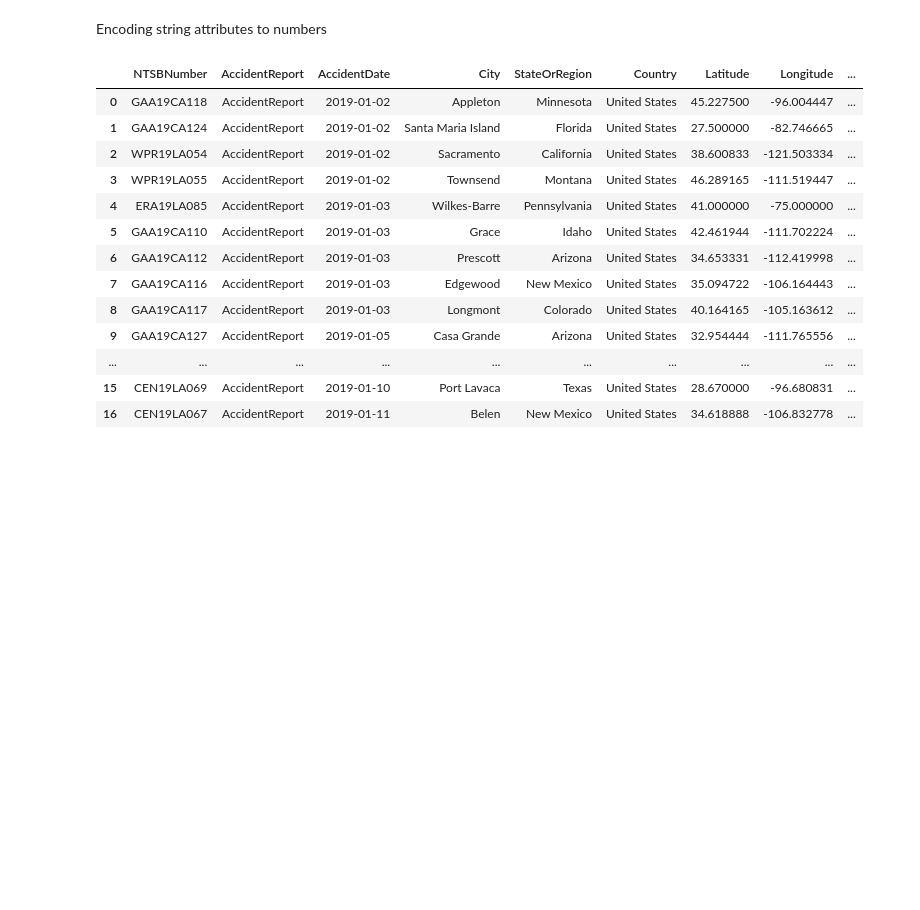
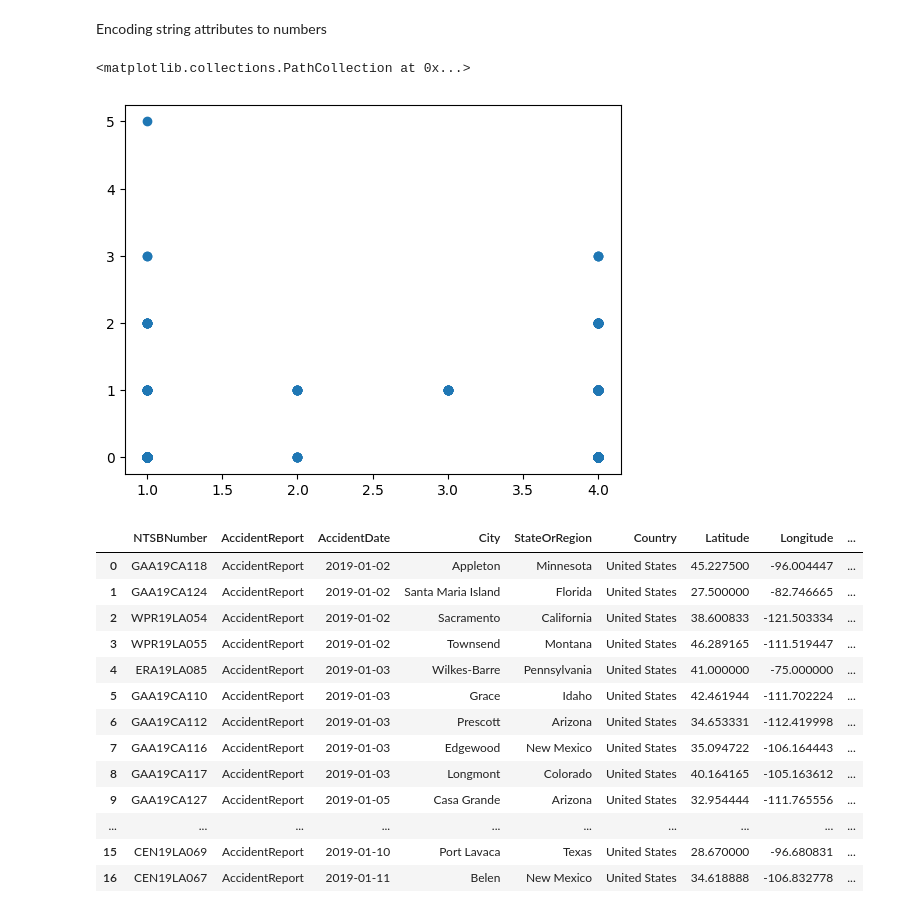
Before and after one commit to preethika-ajay/Air-Crash-Analysis-and-Prediction, a Jupyter notebook: DA_Paper_Draft_NTSB.ipynb, the cells around one changed output. Drawn from its saved outputs; the diff is of its cells as text; code cells hidden in the pictures; blank space fills up the shorter version.

```diff
--- a/DA_Paper_Draft_NTSB.ipynb
+++ b/DA_Paper_Draft_NTSB.ipynb
@@ -107,6 +110,17 @@ df['code_phase_flight'] = df['code_phase_flight'] + 1
 # %%
 df['code_flight_op_type'], unique_def_event = pd.factorize(df['FlightOperationType'], sort=True)
 df['code_flight_op_type'] = df['code_flight_op_type'] + 1
+# %%
+df['code_high_inj_level'], unique_def_event = pd.factorize(df['HighestInjuryLevel'], sort=True)
+df['code_high_inj_level'] = df['code_high_inj_level'] + 1
+# %%
+df['code_damage_level'], unique_def_event = pd.factorize(df['DamageLevel'], sort=True)
+df['code_damage_level'] = df['code_damage_level'] + 1
+# %%
+plt.scatter(df['code_damage_level'], df['SeriousInjuries'])
+# %% [output]
+<matplotlib.collections.PathCollection at 0x...>
+[figure, added]
 # %%
 df.head(20)
 # %% [output]
```
Also changed, not shown: parts of 7 cells of this notebook.
